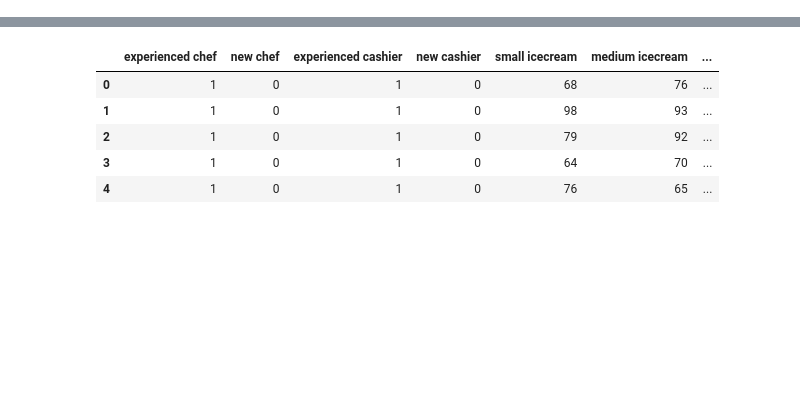
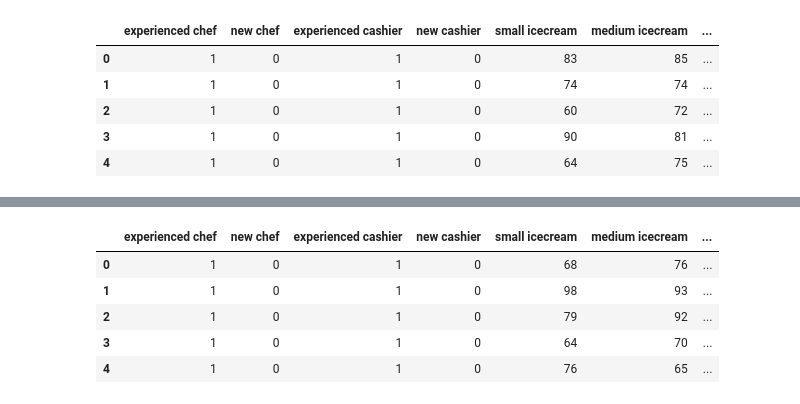
Before and after one commit to thphan2/Final_Project, a Jupyter notebook: Analysis of Ice_cream shop Simulation.ipynb, the cells around one changed output, grey strips where cells are left out. Cells and saved outputs as stored; diff of their text form; code cells hidden in the pictures; blank space fills up the shorter version.

```diff
--- a/Analysis of Ice_cream shop Simulation.ipynb
+++ b/Analysis of Ice_cream shop Simulation.ipynb
@@ -15,5 +37,11 @@ for i in range(100):
 # %%
 # 1 medium ice_cream ~ 1.5 small ice_cream; 1 large ice_cream ~ 2 small ice_cream in terms of quantity/raw material
 # total icecream is calculated after conversion of medium/large icecream numbers
-names = ["experienced chef", "new chef", "experienced cashier", "new cashier", "small icecream", \
-         "medium icecream", "large icecream", "total icecream", "number of customer", "order waiting time", "prepare waiting time", "waiting time", "profit"]
+data.head()
+# %% [output]
+|  | experienced chef | new chef | experienced cashier | new cashier | small icecream | medium icecream | ... |
+| 0 | 1 | 0 | 1 | 0 | 83 | 85 | ... |
+| 1 | 1 | 0 | 1 | 0 | 74 | 74 | ... |
+| 2 | 1 | 0 | 1 | 0 | 60 | 72 | ... |
+| 3 | 1 | 0 | 1 | 0 | 90 | 81 | ... |
+| 4 | 1 | 0 | 1 | 0 | 64 | 75 | ... |
```
Also changed, not shown: parts of 15 cells of this notebook, 1 other file.
